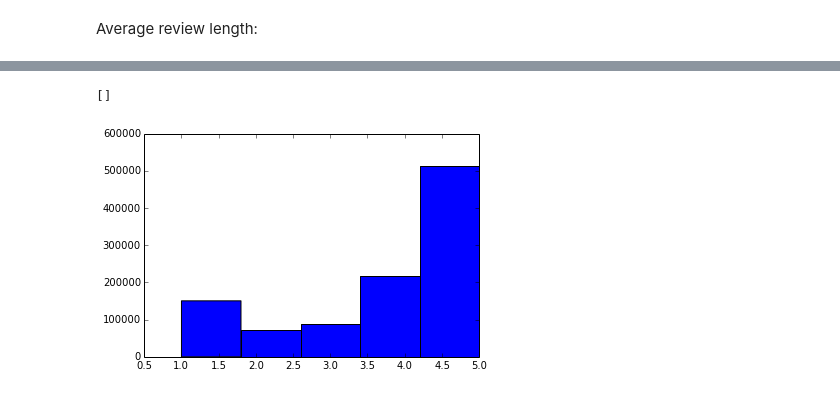
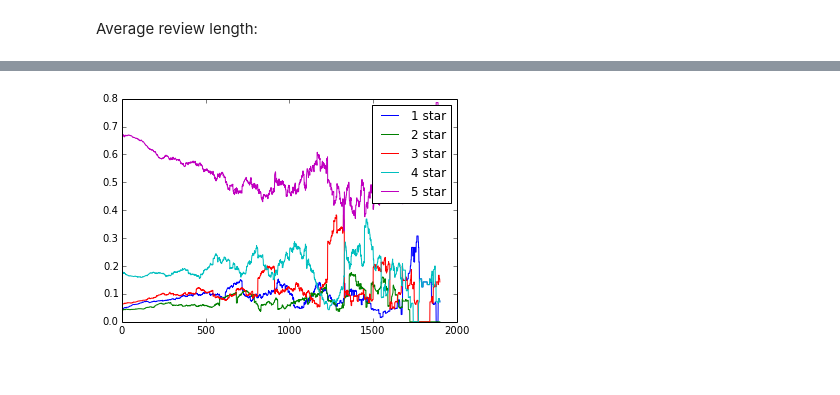
Before and after one commit to tianhuil/dataprojects, a Jupyter notebook: francesco/Amazon_Import_Reviews.ipynb, the cells around one changed output, grey strips where cells are left out. Saved outputs shown, nothing was run; the diff lists cells and outputs as text; code cells hidden in the pictures.

```diff
--- a/francesco/Amazon_Import_Reviews.ipynb
+++ b/francesco/Amazon_Import_Reviews.ipynb
@@ -103,6 +87,31 @@ show()
-# %%
-hist(df[df.text.map(len) > 150].score, bins = 5)
-plot()
-# %% [output]
-[]
-[figure, removed]
+# %%
+df['rev_len'] = map(len, df.text)
+# %%
+dford = df.sort(columns='rev_len')[np.array(('score','rev_len'))]
+dford.index = range(len(dford))
+# %%
+rates = {1:[], 2:[], 3:[], 4:[], 5:[]}
+j = 0
+k = 0
+for i in xrange(100, 2000):
+    while dford.rev_len[j] < i - 100:
+        j += 1
+    k = j
+    while dford.rev_len[k] < i:
+        k += 1
+    y = dford[j:k].groupby('score').count().score
+    tot = sum(y) or 1
+    for t in range(1,6):
+        if not t in y:
+            y.set_value(t, 0)
+        rates[t].append(y[t] / tot)
+# %%
+plt.plot(rates[1], label="1 star")
+plt.plot(rates[2], label="2 star")
+plt.plot(rates[3], label="3 star")
+plt.plot(rates[4], label="4 star")
+plt.plot(rates[5], label="5 star")
+plt.legend()
+plt.show()
+# %% [output]
+[figure, added]
```
Also changed, not shown: parts of 15 cells of this notebook, 9 other files.
